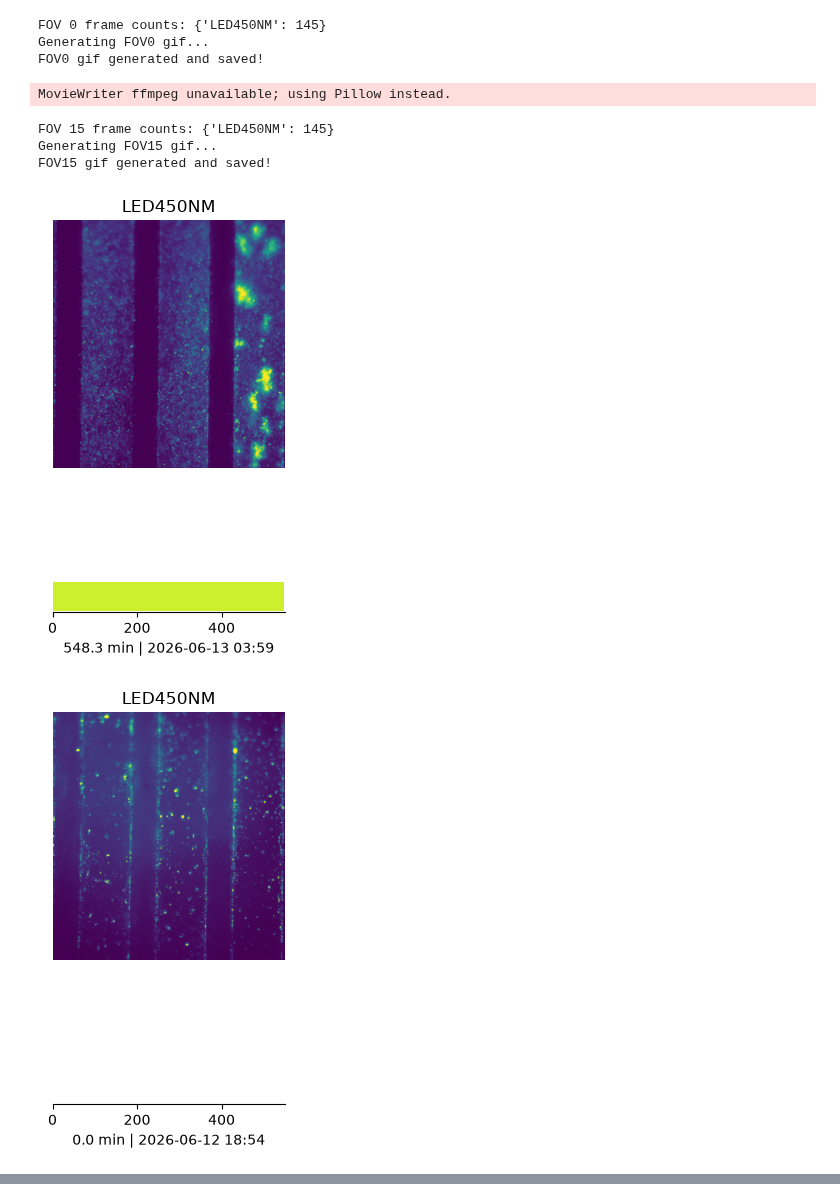
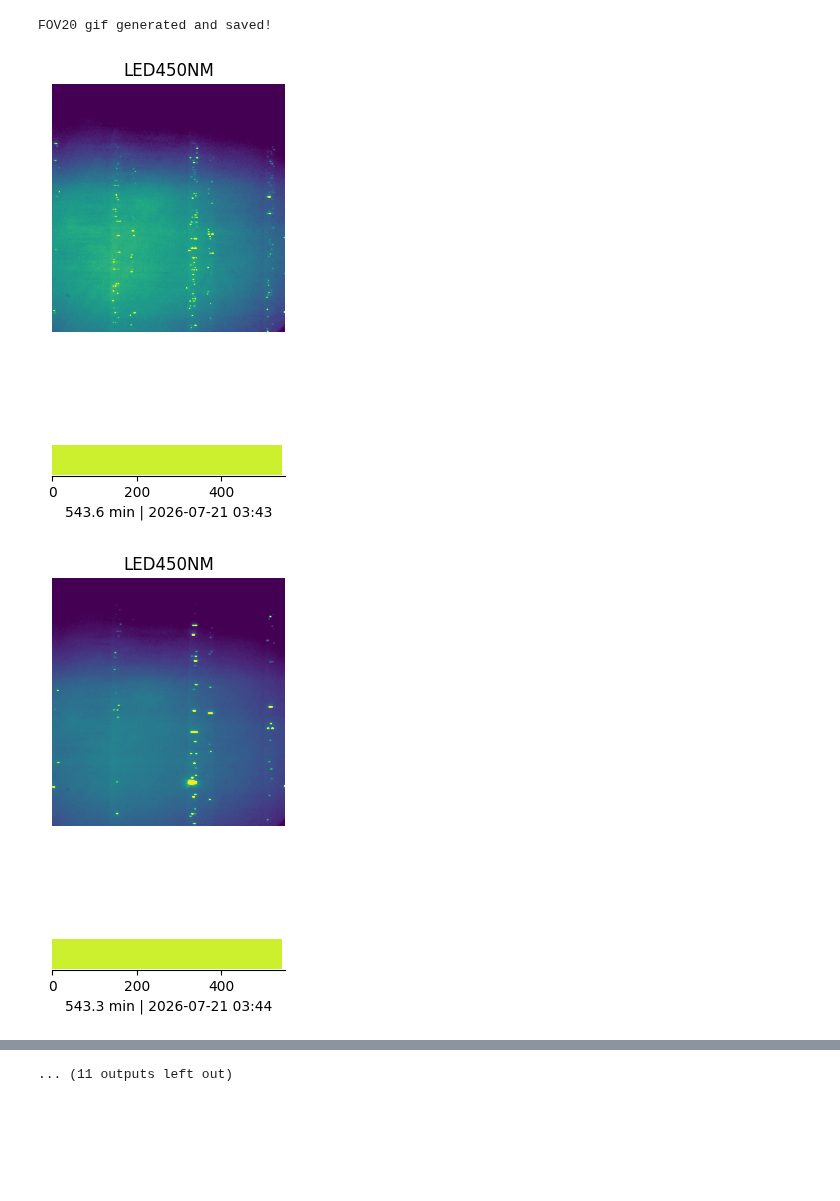
Before and after one commit to YuhangXie1/dphil_mothermachine, a Jupyter notebook: GIF_generator.ipynb, the cells around one changed output, grey strips where cells are left out. Saved outputs shown, nothing was run; the diff lists cells and outputs as text; code cells hidden in the pictures; blank space fills up the shorter version.

```diff
--- a/GIF_generator.ipynb
+++ b/GIF_generator.ipynb
@@ -18,13 +18,13 @@ from collections import defaultdict
 # Functions to parse metadata from filenames
 
 def get_led(filename: str) -> str:
-    return filename.split("\\")[-1].split("_")[0]
+    return filename.split("/")[-1].split("\\")[-1].split("_")[0]
 
 def get_fov(filename: str) -> int:
-    return int(filename.split("\\")[-1].split("_")[1][1:])
+    return int(filename.split("/")[-1].split("\\")[-1].split("_")[1][1:])
 
 def get_str(filename: str) -> str:
-    parts = filename.split("\\")[-1].split("_")
+    parts = filename.split("/")[-1].split("\\")[-1].split("_")
     return " ".join([parts[0], parts[1], parts[-1].split(".")[0]])
 
 def sort_by_time(file_list):
@@ -34,20 +34,20 @@ def sort_by_time(file_list):
     return [f for _, f in sorted(zip(times, file_list))]
 # %%
 # INPUT experiment name
-experiment_name = "26-06-22_exp1"
+experiment_name = "2026-07-20_exp_2"
 
 
 # Path specification
 
-#base_path = Path("/mnt/large_storage/shared_storage/data/YOURSELF")
-#data_path = base_path / "data" / experiment_name
+base_path = Path("/mnt/shared_storage/data/Yuhang")
+data_path = base_path / experiment_name
 
 #data_path = Path("/mnt/large_storage/shared_storage/data/YOUR_DATA_PATH")
 
-base_path = Path("26-06-22_exp1")
-data_path = base_path
+#base_path = Path("26-06-22_exp1")
+#data_path = base_path
 
-output_path = base_path / "GIFs"
+output_path = base_path / experiment_name / "GIFs"
 output_path.mkdir(parents=True, exist_ok=True)
 
 if not data_path.exists():
@@ -245,8 +261,8 @@ roi = [y_min, y_max, x_min, x_max]
 
 # INPUT gif parameters (multiple can be selected e.g., [3, 4, 5] for FOVs 3, 4, and 5)
 
-fovs = [0, 15]
-#fovs = np.unique(np.concatenate([fovs_by_led[led] for led in sel_led]))
+#fovs = [0, 15]
+fovs = np.unique(np.concatenate([fovs_by_led[led] for led in sel_led]))
 
 fps = 4
 
@@ -335,9 +367,3 @@ MovieWriter ffmpeg unavailable; using Pillow instead.
-FOV 0 frame counts: {'LED450NM': 145}
-Generating FOV0 gif...
-FOV0 gif generated and saved!
+FOV20 gif generated and saved!
-MovieWriter ffmpeg unavailable; using Pillow instead.
-FOV 15 frame counts: {'LED450NM': 145}
-Generating FOV15 gif...
-FOV15 gif generated and saved!
-[figure, old version]
+[figure, new version]
-[figure, old version]
+[figure, new version]
@@ -343,0 +378 @@ FOV15 gif generated and saved!
+... (11 outputs left out)
```
Also changed, not shown: parts of 5 cells of this notebook, 21 other files.
